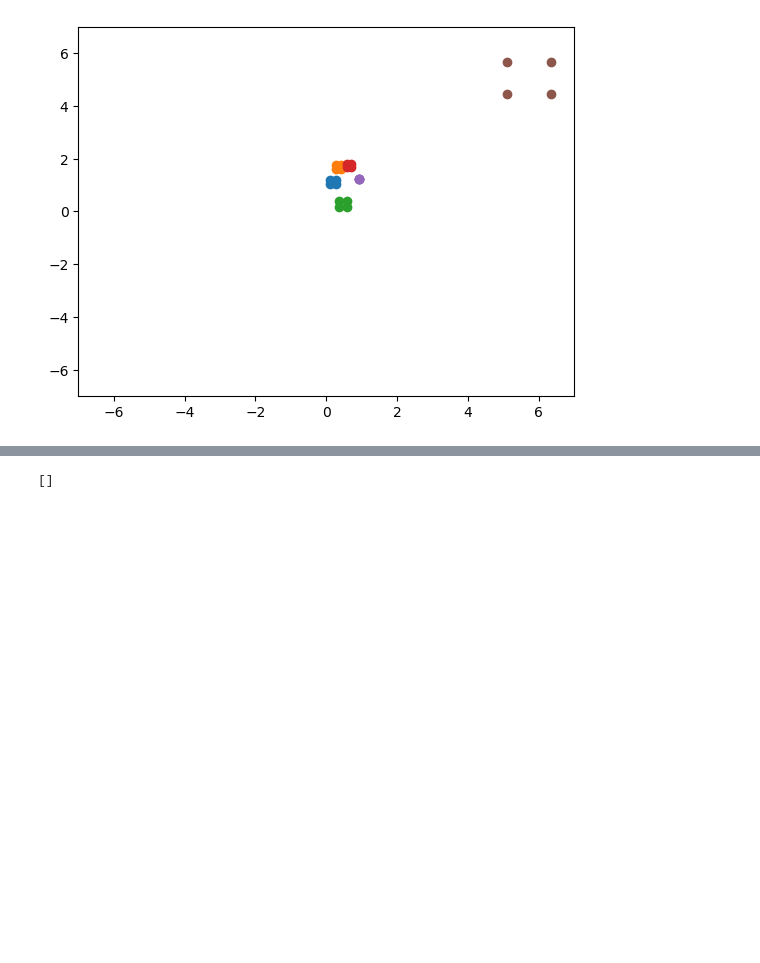
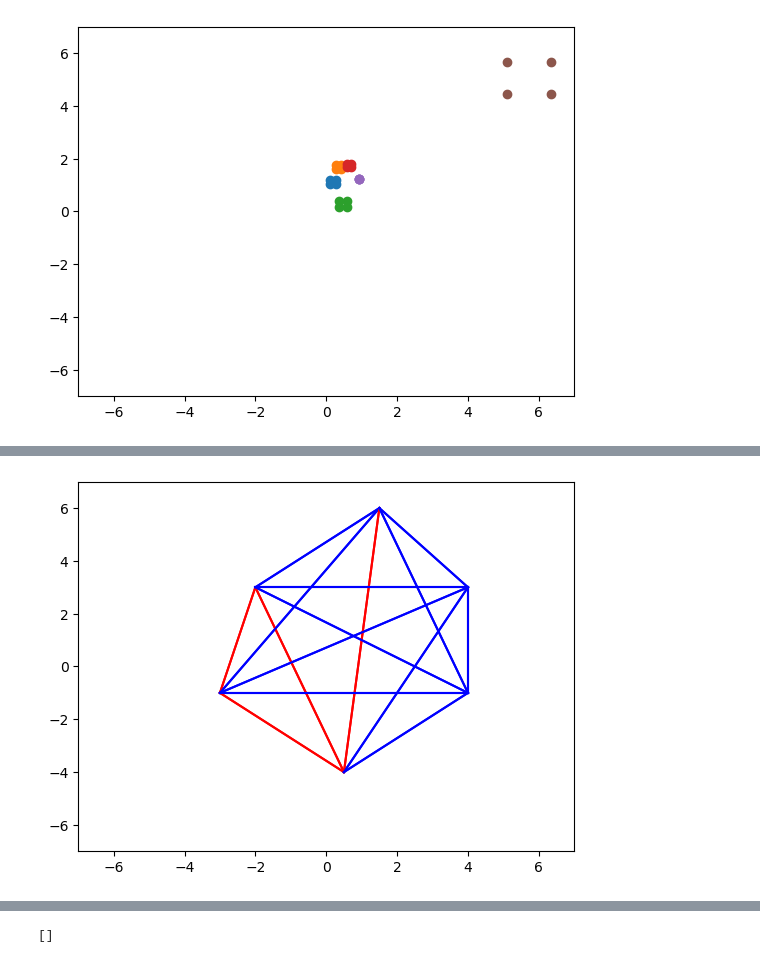
Before and after one commit to ChrisAshtonLee/ImprecisePoints, a Jupyter notebook: CPIH.ipynb, the cells around one changed output, grey strips where cells are left out. Drawn from its saved outputs; the diff is of its cells as text; code cells hidden in the pictures; blank space fills up the shorter version.

```diff
--- a/CPIH.ipynb
+++ b/CPIH.ipynb
@@ -210,3 +445,6 @@ def CPIH_Safepoint(n,Bx,Xi):
         #safeY.append(y);
     return [safeX,safeY];
     #return CPIH
+# %%
+k = int(np.floor(2/3*n)+1)
+print(k)
@@ -549,0 +1098,17 @@ plt.savefig("ApproximateConsensus.jpg")
+# %%
+artist = ax.fill(safeX,safeY,'b',alpha = 0.3);
+
+artist.append(ax.scatter(X[j,0],X[j,1],c = colors[j], marker = 'o'))
+            x = Bx[j,:,0];
+            y = Bx[j,:,1];
+            #ax.scatter(x,y)
+            x= np.append(x,Bx[j,0,0])
+            y = np.append(y,Bx[j,0,1])
+
+            for region in ax.fill(x,y,c = colors[j],alpha  = 0.3):
+                artist.append(region)
+
+    x = np.array([Xinit[0,0],Xinit[1,0], Xinit[3,0], Xinit[4,0], Xinit[2,0],Xinit[0,0]]);
+    y = np.array([Xinit[0,1],Xinit[1,1], Xinit[3,1], Xinit[4,1], Xinit[2,1],Xinit[0,1]]);
+    for line in ax.plot(x,y,c = 'b'):
+        artist.append(line)
@@ -862,10 +1732,61 @@ for t in range(200):
 # %% [output]
 [figure]
 # %%
-hist = [];
-for i in range(5):
-    hist.append([]);
-hist[1].append(3);
-hist[1].append(4);
-print(hist)
+def life(i,j,A):
+    icount = 0;
+    jcount = 0;
+    for n in range(6):
+        if n != j and n != i:
+            icount += A[i][n];
+    for n in range(6):
+        if n!= i and n!=i:
+            jcount += A[j][n];
+    if icount+jcount == 3 and A[i][j] == 0:
+        return ['b',0];
+    elif icount+ jcount == 3 and A[i][j] ==1:
+        return ['r',1];
+    elif icount+ jcount == 2 and A[i][j] ==1:
+        return ['r',1];
+    else:
+        return ['b',0];
+plt.ion();
+fig, ax = plt.subplots();
+X = np.array([(-3,-1), (-2, 3),(0.5 ,-4),(1.5,6),(4,3),(4,-1)]);
+A = np.ones((6,6));
+
+A = np.zeros((6,6));
+A[0][1] = 1;
+A[1][2] = 1;
+A[0][2] = 1;
+A[1][0]  = 1;
+A[2][0] = 1;
+A[2][3] =1;
+A[3][2] = 1;
+
+A[2][1] =1;
+Anext = A;
+plot1 = [];
+plot2 = [];
+
+for t in range(5):
+    ax.cla();
+    ax.set_xlim(-7,7);
+    ax.set_ylim(-7,7);
+
+    n = len(X);
+
+
+    for i in range(n):
+        for j in range(n):
+            if j != i:
+                status,Anext[i][j] = life(i,j,A);
+                x = [X[i][0],X[j][0]];
+                y = [X[i][1], X[j][1]];
+                ax.plot(x,y,status);
+    A = Anext;
+    fig.canvas.draw()
+    fig.canvas.flush_events();
+    display(fig);
+    clear_output(wait = True);
+    plt.pause(.25)
 # %% [output]
@@ -873 +1793,2 @@ print(hist)
+[figure, added]
 # %%
```
Also changed, not shown: parts of 38 cells of this notebook.
